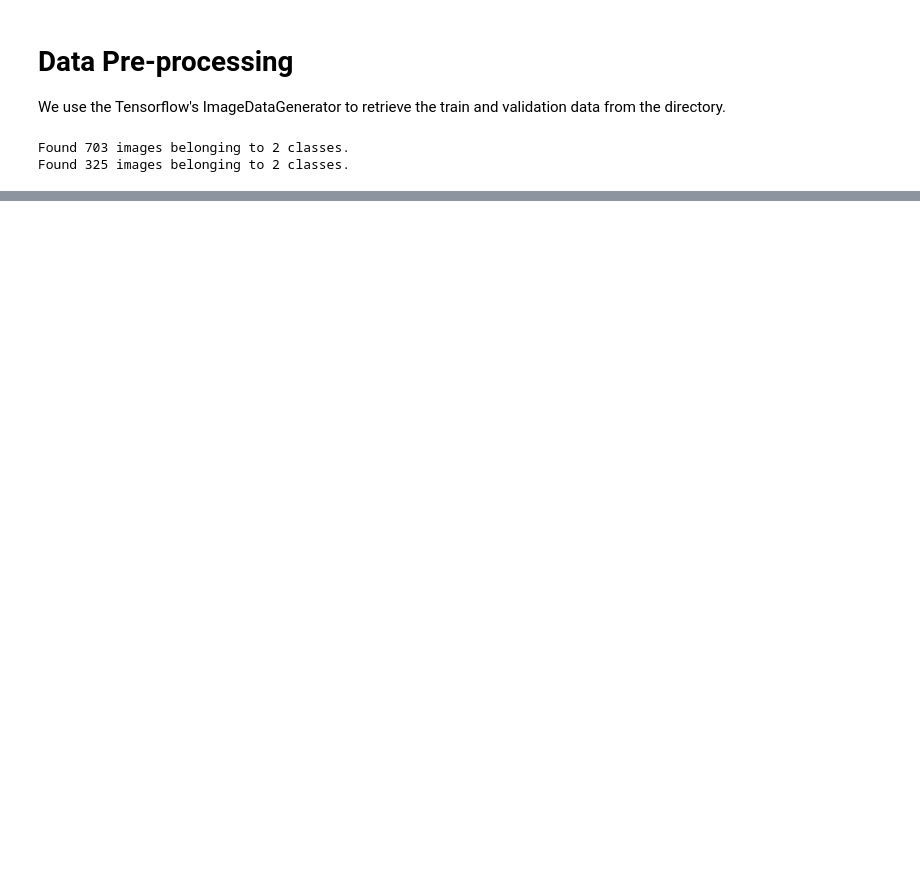
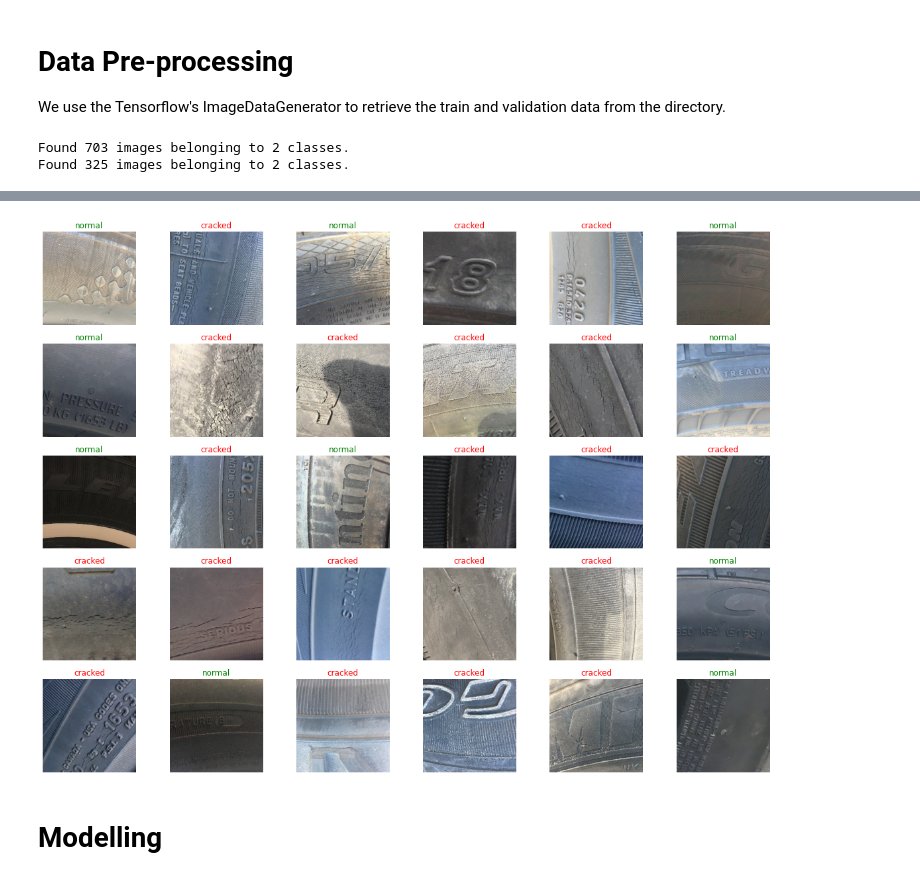
Before and after one commit to poolGolez/project-roosevelt, a Jupyter notebook: how-are-your-tires.ipynb, the cells around one changed output, grey strips where cells are left out. Cells and saved outputs as stored; diff of their text form; code cells hidden in the pictures; blank space fills up the shorter version.

```diff
--- a/how-are-your-tires.ipynb
+++ b/how-are-your-tires.ipynb
@@ -112,0 +120,7 @@ show_images(train_data[0][0],labels)
+# %%
+labels = [class_lookup[int(x)] for x in valid_data[0][1]]
+show_images(valid_data[0][0],labels)
+# %% [output]
+[figure, added]
+# %% [markdown]
+# Modelling
```
Also changed, not shown: parts of 5 cells of this notebook.
